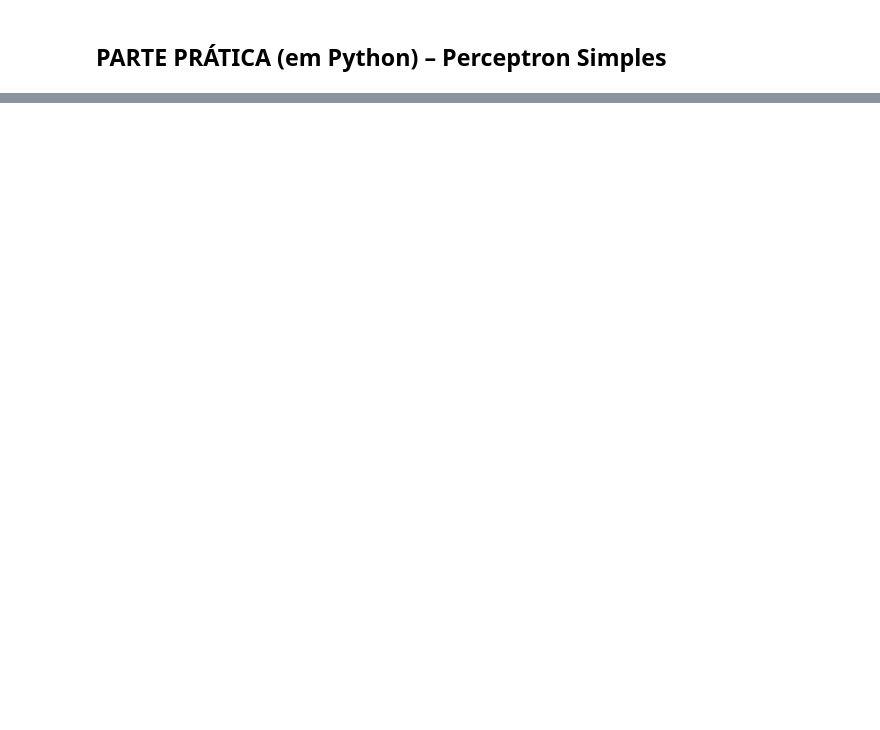
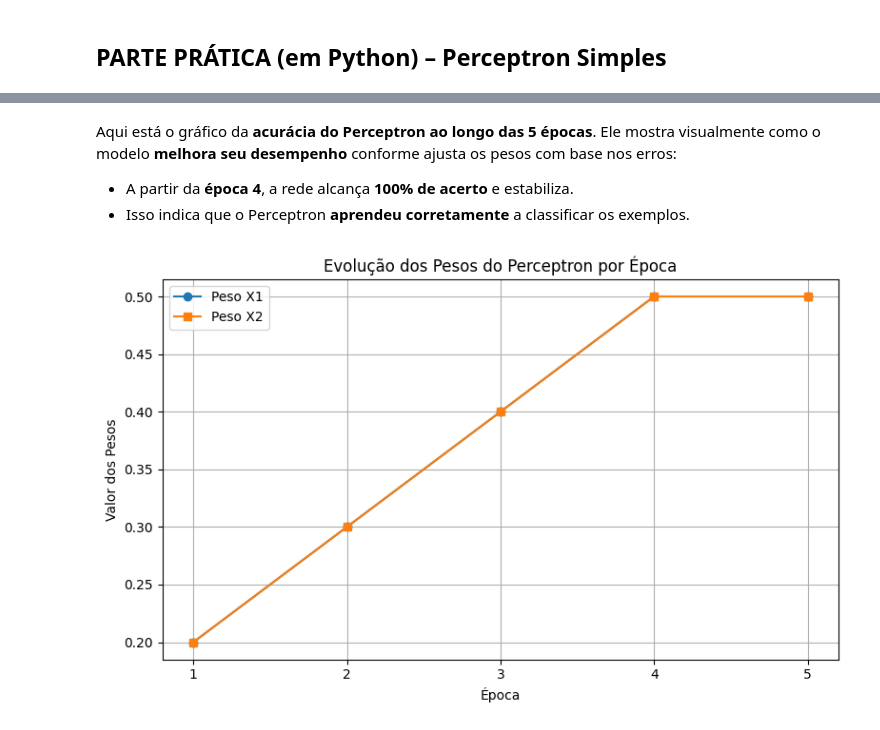
Before and after one commit to miguelaugusto-bot/PythonUninove, a Jupyter notebook: Aulas/Aula11IA.ipynb, the cells around one changed output, grey strips where cells are left out. Saved outputs shown, nothing was run; the diff lists cells and outputs as text; code cells hidden in the pictures; blank space fills up the shorter version.

```diff
--- a/Aulas/Aula11IA.ipynb
+++ b/Aulas/Aula11IA.ipynb
@@ -197,0 +332,33 @@ Não importa a opção, é necessario aplicar ajustes novamente.
+# %% [markdown]
+Aqui está o gráfico da **acurácia do Perceptron ao longo das 5 épocas**. Ele mostra visualmente como o modelo **melhora seu desempenho** conforme ajusta os pesos com base nos erros:
+
+- A partir da **época 4**, a rede alcança **100% de acerto** e estabiliza.
+- Isso indica que o Perceptron **aprendeu corretamente** a classificar os exemplos.
+# %%
+# Recriando pesos por época para plotar evolução
+pesos_epoca = [
+    [0.2, 0.2],                        # após época 1
+    [0.3, 0.3],                        # após época 2
+    [0.4, 0.4],                        # após época 3
+    [0.5, 0.5],                        # após época 4
+    [0.5, 0.5]                         # após época 5
+]
+
+# Separar pesos X1 e X2 para gráfico
+pesos_x1 = [p[0] for p in pesos_epoca]
+pesos_x2 = [p[1] for p in pesos_epoca]
+
+# Plotar gráfico de evolução dos pesos
+plt.figure(figsize=(8, 5))
+plt.plot(epocas, pesos_x1, marker='o', label='Peso X1')
+plt.plot(epocas, pesos_x2, marker='s', label='Peso X2')
+plt.title('Evolução dos Pesos do Perceptron por Época')
+plt.xlabel('Época')
+plt.ylabel('Valor dos Pesos')
+plt.grid(True)
+plt.legend()
+plt.xticks(epocas)
+plt.tight_layout()
+plt.show()
+# %% [output]
+[figure, added]
```
Also changed, not shown: parts of 23 cells of this notebook, 1 other file.
